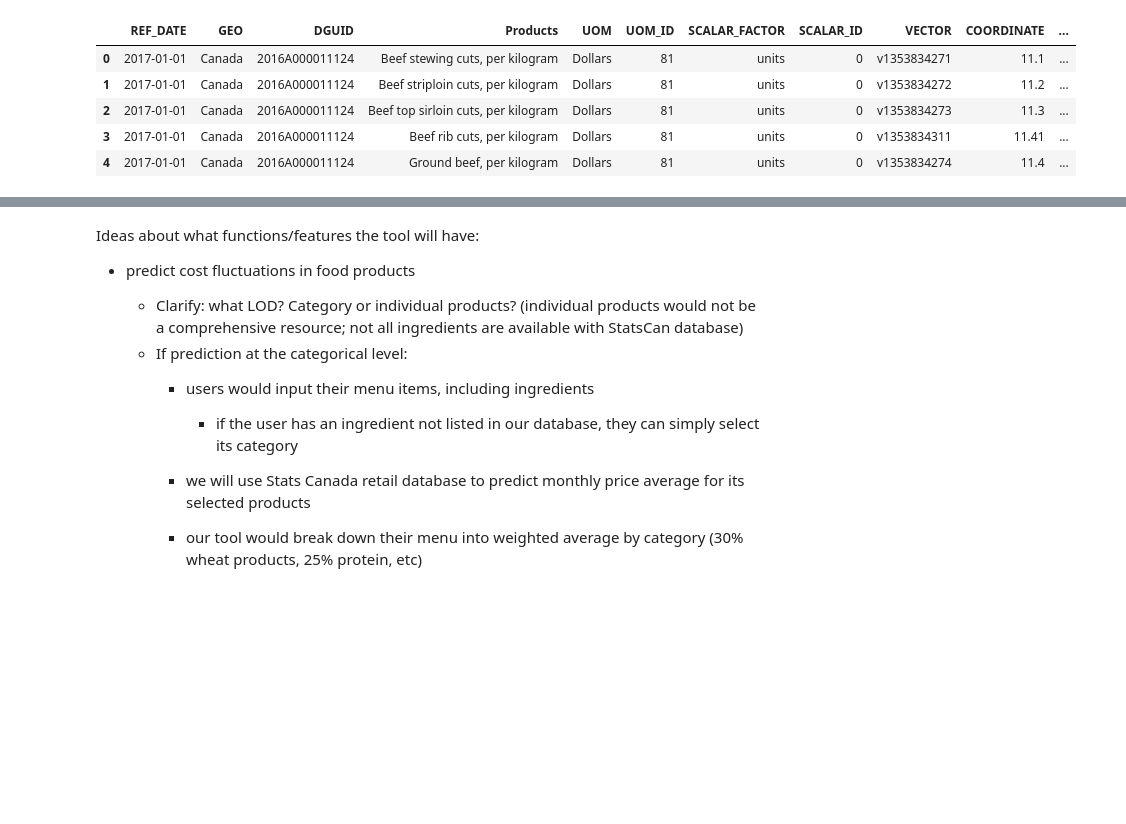
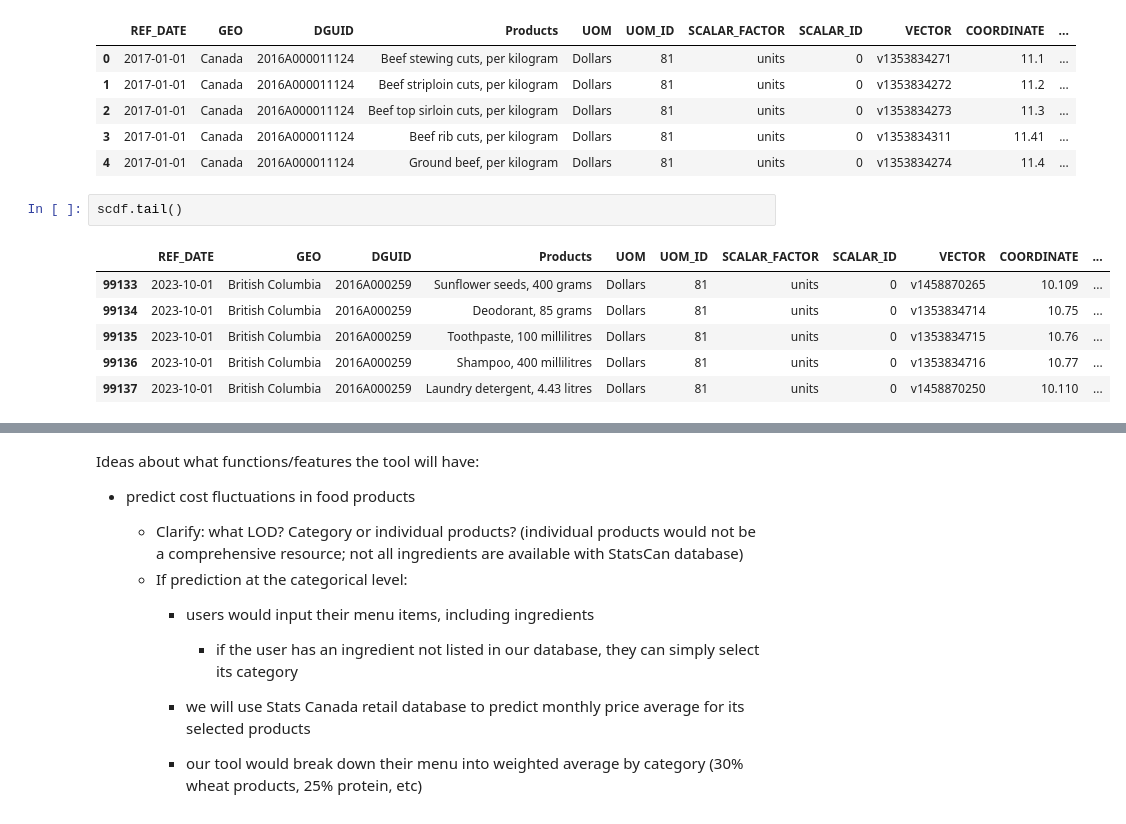
Before and after one commit to madiwiebe/ict-food-cost-planner-project, a Jupyter notebook: data_acquisition/api_tests.ipynb, the cells around one changed output, grey strips where cells are left out. Cells and saved outputs as stored; diff of their text form; blank space fills up the shorter version.

```diff
--- a/data_acquisition/api_tests.ipynb
+++ b/data_acquisition/api_tests.ipynb
@@ -80,3 +82,12 @@ scdf.head()
 | 2 | 2017-01-01 | Canada | 2016A000011124 | Beef top sirloin cuts, per kilogram | Dollars | 81 | units | 0 | v1353834273 | 11.3 | ... |
 | 3 | 2017-01-01 | Canada | 2016A000011124 | Beef rib cuts, per kilogram | Dollars | 81 | units | 0 | v1353834311 | 11.41 | ... |
 | 4 | 2017-01-01 | Canada | 2016A000011124 | Ground beef, per kilogram | Dollars | 81 | units | 0 | v1353834274 | 11.4 | ... |
+# %%
+scdf.tail()
+# %% [output]
+|  | REF_DATE | GEO | DGUID | Products | UOM | UOM_ID | SCALAR_FACTOR | SCALAR_ID | VECTOR | COORDINATE | ... |
+| 99133 | 2023-10-01 | British Columbia | 2016A000259 | Sunflower seeds, 400 grams | Dollars | 81 | units | 0 | v1458870265 | 10.109 | ... |
+| 99134 | 2023-10-01 | British Columbia | 2016A000259 | Deodorant, 85 grams | Dollars | 81 | units | 0 | v1353834714 | 10.75 | ... |
+| 99135 | 2023-10-01 | British Columbia | 2016A000259 | Toothpaste, 100 millilitres | Dollars | 81 | units | 0 | v1353834715 | 10.76 | ... |
+| 99136 | 2023-10-01 | British Columbia | 2016A000259 | Shampoo, 400 millilitres | Dollars | 81 | units | 0 | v1353834716 | 10.77 | ... |
+| 99137 | 2023-10-01 | British Columbia | 2016A000259 | Laundry detergent, 4.43 litres | Dollars | 81 | units | 0 | v1458870250 | 10.110 | ... |
```
Also changed, not shown: parts of 7 cells of this notebook, 3 other files.
